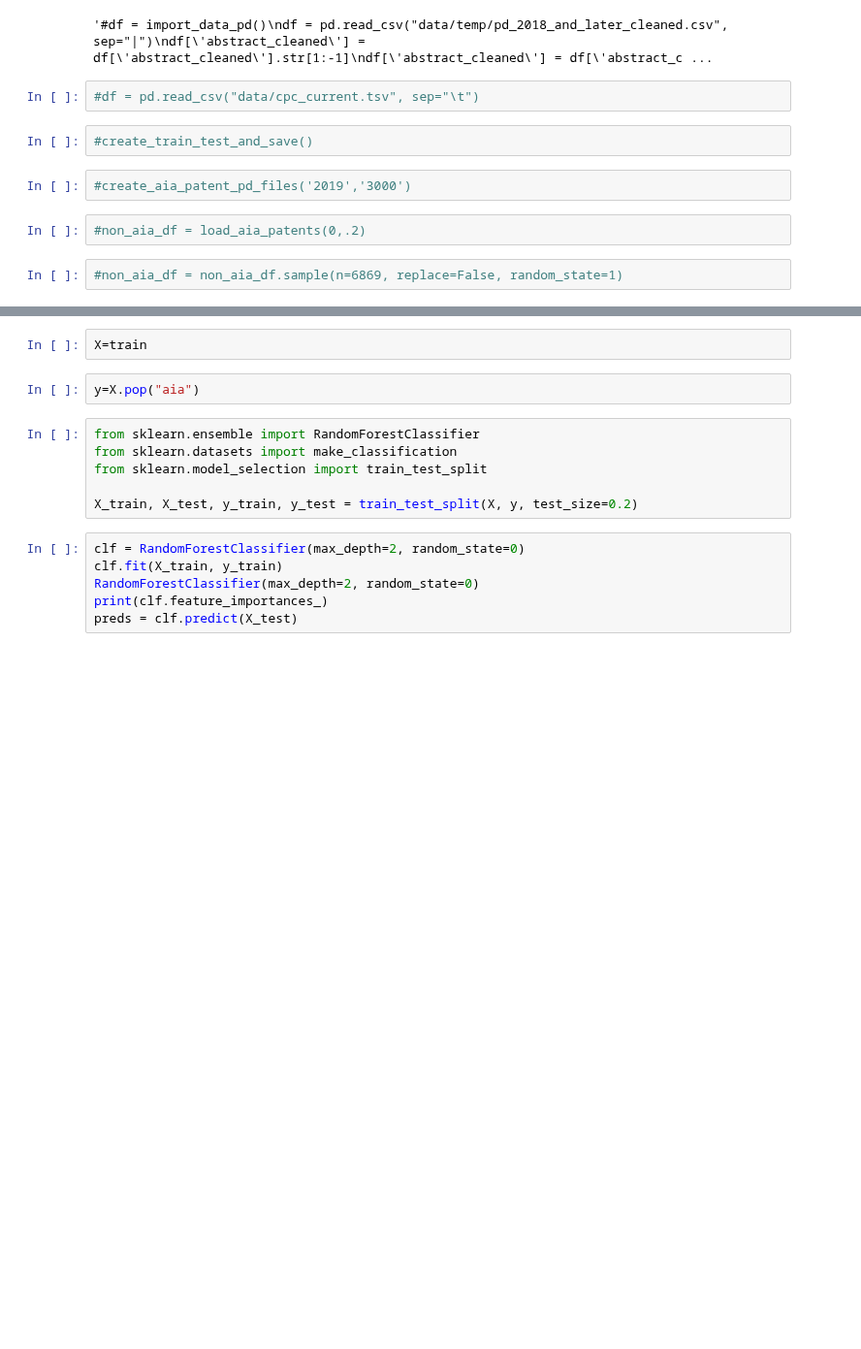
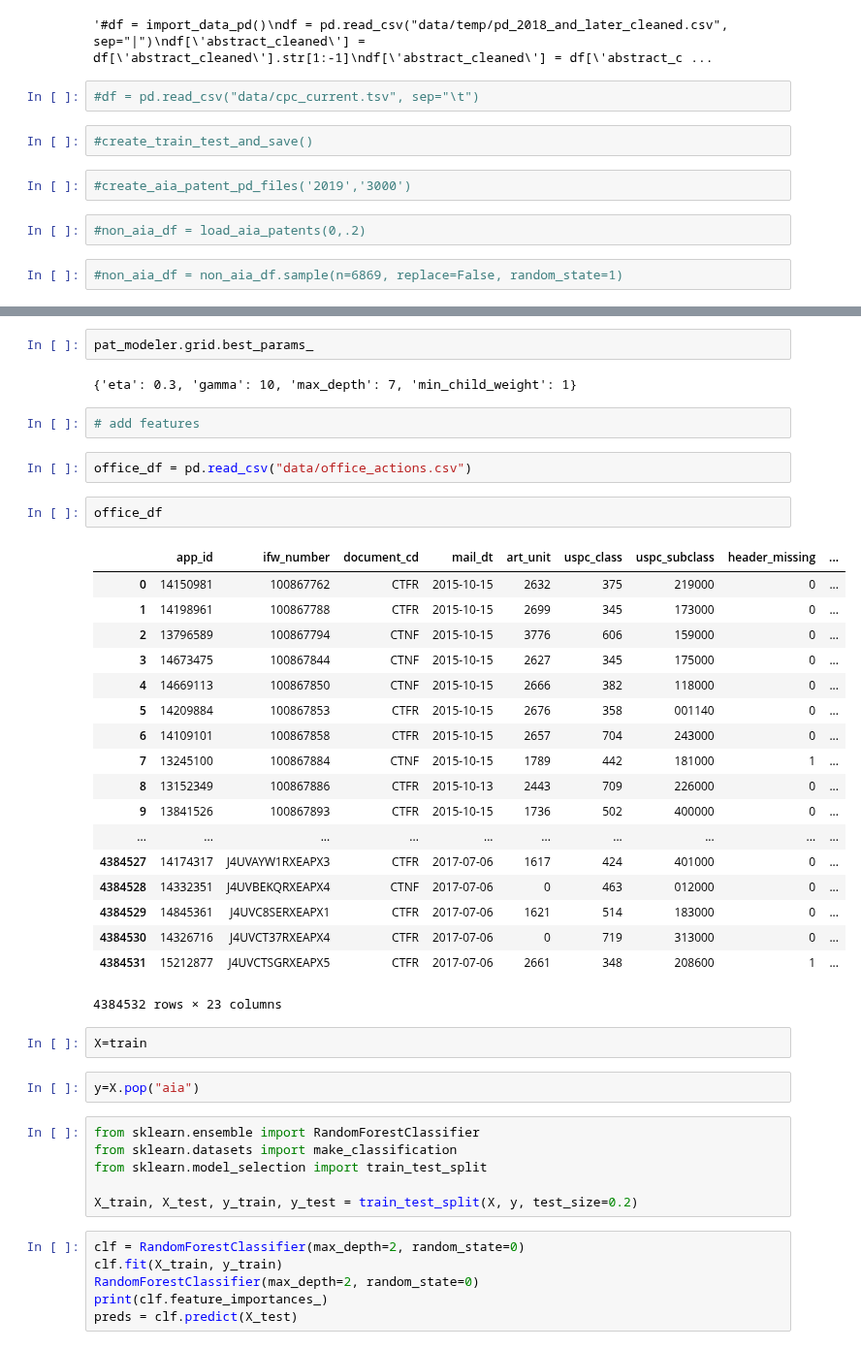
Before and after one commit to LawrenceGlenn/Exploration_of_Patent_Data, a Jupyter notebook: Untitled1.ipynb, the cells around one changed output, grey strips where cells are left out. Shown at 97% size. Cells and saved outputs as stored; diff of their text form; blank space fills up the shorter version.

```diff
--- a/Untitled1.ipynb
+++ b/Untitled1.ipynb
@@ -75,3 +118,32 @@ Index(['num_claims', 'withdrawn', 'aia', 'kind_B1', 'kind_B2', 'kind_E',
+# %%
+pat_modeler.grid.best_params_
+# %% [output]
+{'eta': 0.3, 'gamma': 10, 'max_depth': 7, 'min_child_weight': 1}
+# %%
+# add features
+# %%
+office_df = pd.read_csv("data/office_actions.csv")
+# %%
+office_df
+# %% [output]
+|  | app_id | ifw_number | document_cd | mail_dt | art_unit | uspc_class | uspc_subclass | header_missing | ... |
+| 0 | 14150981 | 100867762 | CTFR | 2015-10-15 | 2632 | 375 | 219000 | 0 | ... |
+| 1 | 14198961 | 100867788 | CTFR | 2015-10-15 | 2699 | 345 | 173000 | 0 | ... |
+| 2 | 13796589 | 100867794 | CTNF | 2015-10-15 | 3776 | 606 | 159000 | 0 | ... |
+| 3 | 14673475 | 100867844 | CTNF | 2015-10-15 | 2627 | 345 | 175000 | 0 | ... |
+| 4 | 14669113 | 100867850 | CTNF | 2015-10-15 | 2666 | 382 | 118000 | 0 | ... |
+| 5 | 14209884 | 100867853 | CTFR | 2015-10-15 | 2676 | 358 | 001140 | 0 | ... |
+| 6 | 14109101 | 100867858 | CTFR | 2015-10-15 | 2657 | 704 | 243000 | 0 | ... |
+| 7 | 13245100 | 100867884 | CTNF | 2015-10-15 | 1789 | 442 | 181000 | 1 | ... |
+| 8 | 13152349 | 100867886 | CTFR | 2015-10-13 | 2443 | 709 | 226000 | 0 | ... |
+| 9 | 13841526 | 100867893 | CTFR | 2015-10-15 | 1736 | 502 | 400000 | 0 | ... |
+| ... | ... | ... | ... | ... | ... | ... | ... | ... | ... |
+| 4384527 | 14174317 | J4UVAYW1RXEAPX3 | CTFR | 2017-07-06 | 1617 | 424 | 401000 | 0 | ... |
+| 4384528 | 14332351 | J4UVBEKQRXEAPX4 | CTNF | 2017-07-06 | 0 | 463 | 012000 | 0 | ... |
+| 4384529 | 14845361 | J4UVC8SERXEAPX1 | CTFR | 2017-07-06 | 1621 | 514 | 183000 | 0 | ... |
+| 4384530 | 14326716 | J4UVCT37RXEAPX4 | CTFR | 2017-07-06 | 0 | 719 | 313000 | 0 | ... |
+| 4384531 | 15212877 | J4UVCTSGRXEAPX5 | CTFR | 2017-07-06 | 2661 | 348 | 208600 | 1 | ... |
+4384532 rows × 23 columns
 # %%
 X=train
 # %%
```
Also changed, not shown: parts of 65 cells of this notebook, 2 other files.
